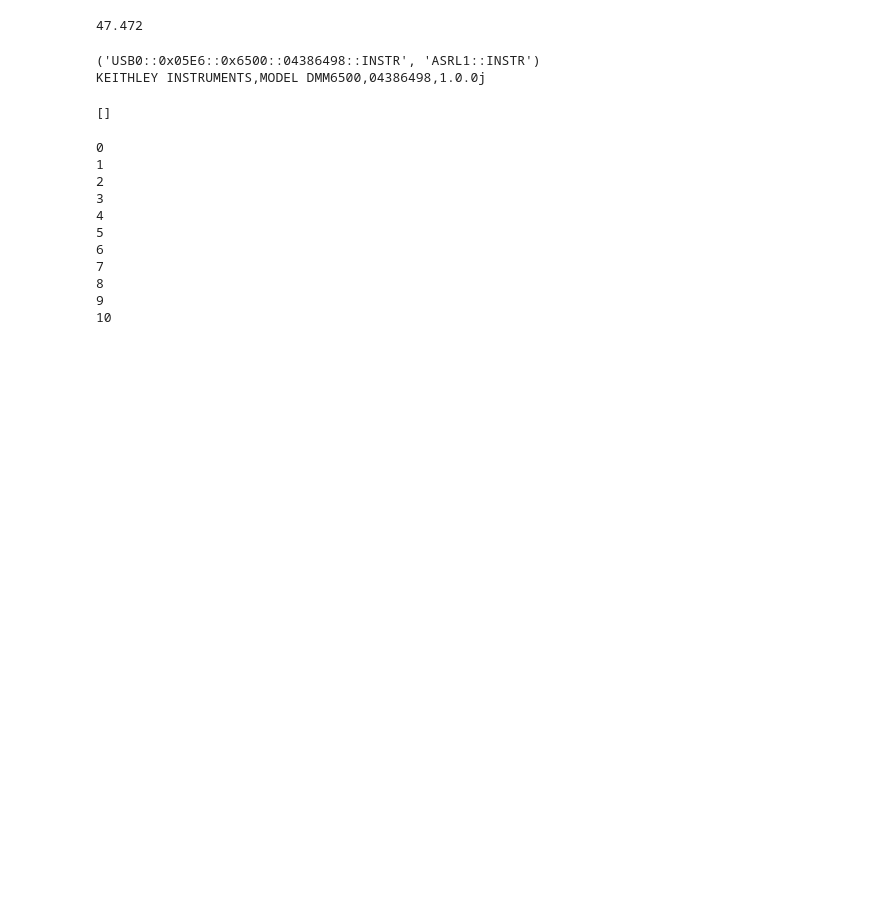
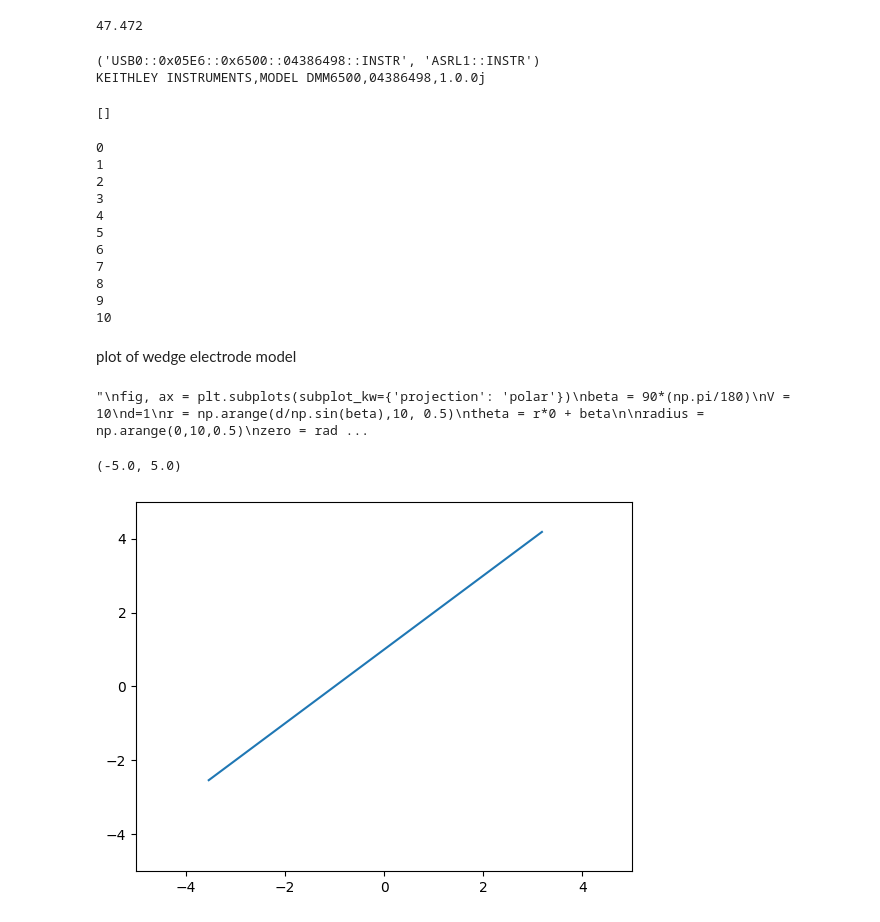
Before and after one commit to s-gerow/SAIL-Plasma, a Jupyter notebook: BeAMED/Test Scripts/playground.ipynb, the cells around one changed output. Cells and saved outputs as stored; diff of their text form; code cells hidden in the pictures; blank space fills up the shorter version.

```diff
--- a/BeAMED/Test Scripts/playground.ipynb
+++ b/BeAMED/Test Scripts/playground.ipynb
@@ -419,3 +419,5 @@ while i < 10:
 8
 9
 10
+# %% [markdown]
+plot of wedge electrode model
@@ -421,0 +427,38 @@ while i < 10:
+# %%
+'''
+fig, ax = plt.subplots(subplot_kw={'projection': 'polar'})
+beta = 90*(np.pi/180)
+V = 10
+d=1
+r = np.arange(d/np.sin(beta),10, 0.5)
+theta = r*0 + beta
+
+radius = np.arange(0,10,0.5)
+zero = radius*0
+
+ax.plot(theta, r)
+ax.plot(zero, radius, 'r')
+ax.plot(zero+np.pi, radius, 'r')
+ax.quiver(theta,r,0,(-1/r)*(V/beta))
+#ax.quiver(beta,d/np.sin(beta),2,2)
+ax.set_ylim([0.5,5])
+'''
+# %% [output]
+"\nfig, ax = plt.subplots(subplot_kw={'projection': 'polar'})\nbeta = 90*(np.pi/180)\nV = 10\nd=1\nr = np.arange(d/np.sin(beta),10, 0.5)\ntheta = r*0 + beta\n\nradius = np.arange(0,10,0.5)\nzero = rad ...
+# %%
+fig, ax = plt.subplots(1,1)
+beta = 45*(np.pi/180)
+V = 10
+d=1
+
+
+x = np.arange(-5, 5, 0.5)
+y = np.arange(-5, 5, 0.5)
+
+
+ax.plot((np.cos(beta)*x),(np.sin(beta)*y)+d)
+ax.set_xlim([-5,5])
+ax.set_ylim([-5,5])
+# %% [output]
+(-5.0, 5.0)
+[figure, added]
```
Also changed, not shown: parts of 1 cell of this notebook, 2 other files.
